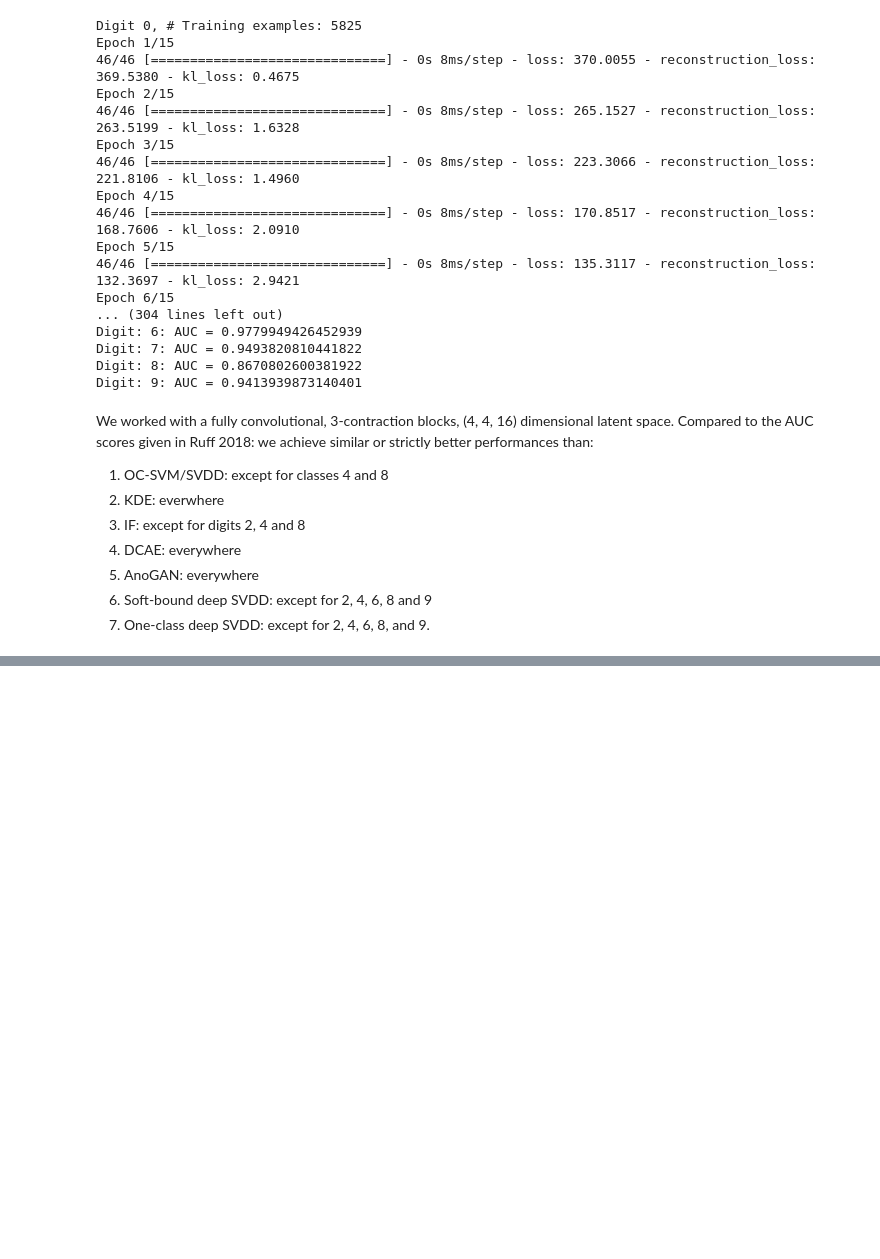
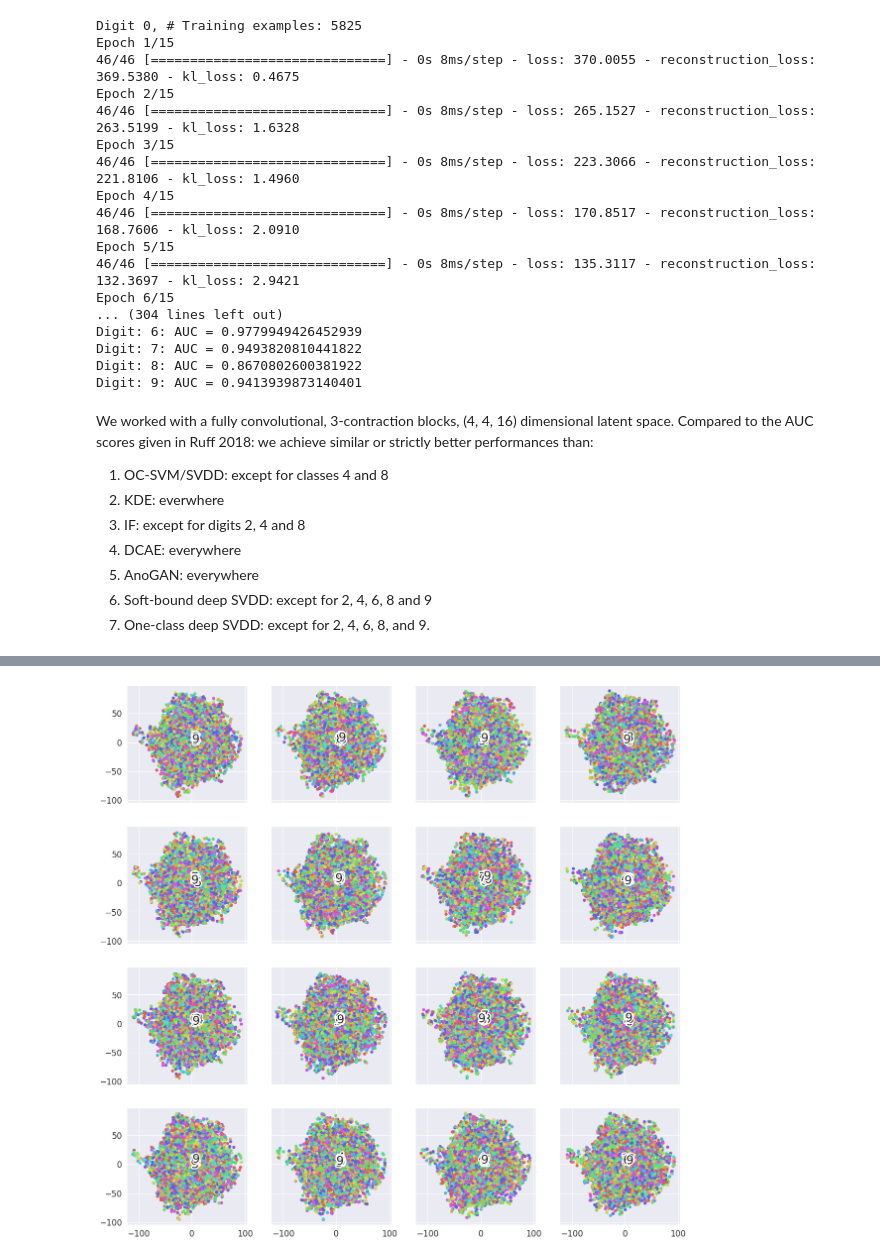
Before and after one commit to hugovaysset/MNIST_UAD, a Jupyter notebook: MNIST_one_vs_all/introduction.ipynb, the cells around one changed output, grey strips where cells are left out. Drawn from its saved outputs; the diff is of its cells as text; code cells hidden in the pictures; blank space fills up the shorter version.

```diff
--- a/MNIST_one_vs_all/introduction.ipynb
+++ b/MNIST_one_vs_all/introduction.ipynb
@@ -355,3 +379,82 @@ We worked with a fully convolutional, 3-contraction blocks, (4, 4, 16) dimension
 5. AnoGAN: everywhere
 6. Soft-bound deep SVDD: except for 2, 4, 6, 8 and 9
 7. One-class deep SVDD: except for 2, 4, 6, 8, and 9.
+# %%
+predictions,zlv, _ = vae.encoder.predict(x_test[:5000])
+# %%
+print(predictions.shape)
+
+from sklearn.manifold import TSNE
+import matplotlib.patheffects as PathEffects
+import matplotlib.pyplot as plt
+import numpy as np
+import pandas as pd
+import seaborn as sns
+import tensorflow as tf
+import time
+
+from sklearn.decomposition import PCA
+
+sns.set_style('darkgrid')
+sns.set_palette('muted')
+sns.set_context("notebook", font_scale=1.5,
+                rc={"lines.linewidth": 2.5})
+RS = 123
+
+
+def plot_tSNE_per_pixel(dataset, colors):
+    """
+    Plot the t-SNE projection of a given dataset. The dataset is a batch of 3-tensors
+    and the function makes as many plots as pixels in the dataset (typically used when
+    the latent space is a tensor space)
+    :param dataset: t-SNE outputs
+    :param colors: original labels which serve as colors
+
+    :return: matplotlib figure, axis, scatter and texts
+    """
+
+    plots = []  # rows and columns but not depth
+    for x in range(dataset.shape[1]):  # rows
+        for y in range(dataset.shape[2]): # columns
+            pixs = dataset[:, x, y]  # batch of super-pixel
+            tsne = TSNE().fit_transform(pixs)
+            plots.append(tsne)
+            print(f"Done super-pixel ({x}, {y})")
+
+    plots = np.array(plots).reshape((*dataset.shape[:3], 2))
+
+    fig, axes = plt.subplots(dataset.shape[1], dataset.shape[2], figsize=(20, 20),
+                             sharex="all", sharey="all")
+
+    # choose a color palette with seaborn.
+    num_classes = len(np.unique(colors)) + 1
+    palette = np.array(sns.color_palette("hls", num_classes))
+    #     palette = np.array(colors)
+
+    txts, scs = [], []
+    # create a scatter plot.
+    for i in range(plots.shape[1]):
+        for j in range(plots.shape[2]):
+            ax, x_sne, y_sne = axes[i][j], plots[:, i, j, 0], plots[:, i, j, 1]
+            print(x_sne.shape, y_sne.shape)
+            scs.append(ax.scatter(x_sne, y_sne, lw=0, s=40, c=palette[colors.astype(np.int)]))
+            plt.xlim(-25, 25)
+            plt.ylim(-25, 25)
+            ax.axis('on')
+            ax.axis('tight')
+
+            # add the labels for each digit corresponding to the label
+            for k in range(num_classes):
+                # Position of each label at median of data points.
+
+                xtext, ytext = np.median(x_sne[colors == k], axis=0), np.median(y_sne[colors == k], axis=0)
+                txt = ax.text(xtext, ytext, str(k), fontsize=24)
+                txt.set_path_effects([
+                    PathEffects.Stroke(linewidth=5, foreground="w"),
+                    PathEffects.Normal()])
+                txts.append(txt)
+
+    return fig, axes, scs, txts
+
+plot_tSNE_per_pixel(predictions, y_test[:5000])
+# %% [output]
@@ -357,0 +520 @@ We worked with a fully convolutional, 3-contraction blocks, (4, 4, 16) dimension
+[figure, added]
```
Also changed, not shown: parts of 10 cells of this notebook.
